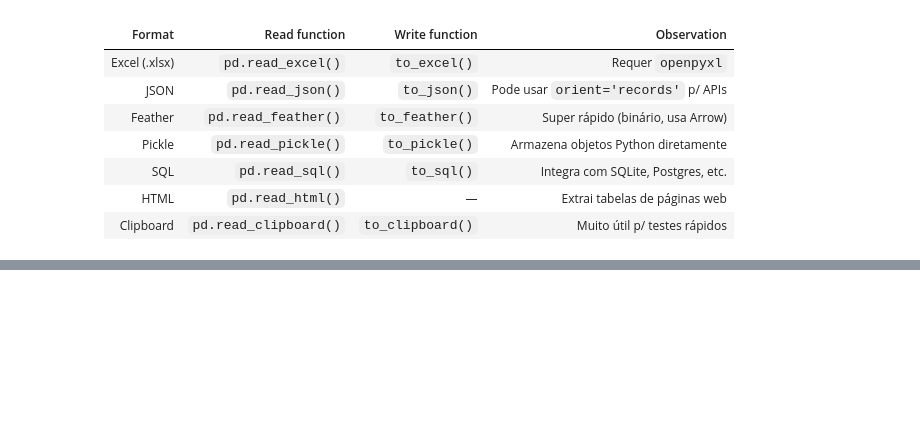
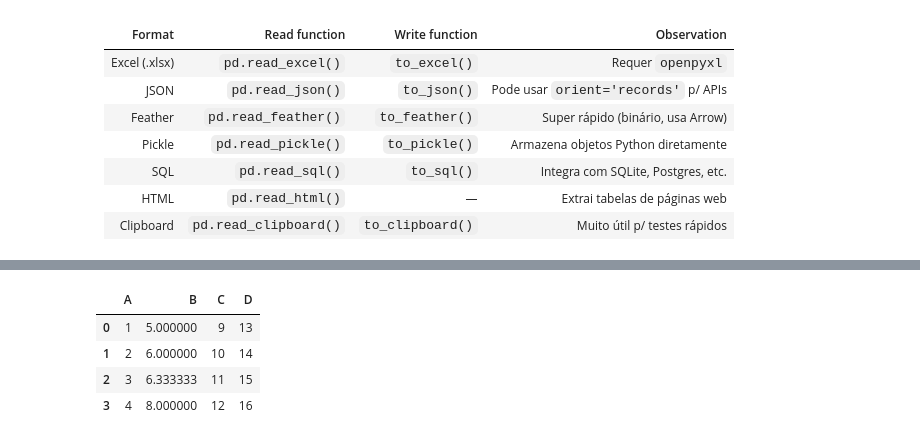
Before and after one commit to lucasmsouza24/ia-indexing-labs, a Jupyter notebook: notebooks/01_pandas_basics.ipynb, the cells around one changed output, grey strips where cells are left out. Cells and saved outputs as stored; diff of their text form; code cells hidden in the pictures; blank space fills up the shorter version.

```diff
--- a/notebooks/01_pandas_basics.ipynb
+++ b/notebooks/01_pandas_basics.ipynb
@@ -61,0 +172,10 @@ Writing data on `../data/processed/steamcharts.csv`.
+# %%
+df_fillna_mean = df.copy()
+df_fillna_mean['B'] = df['B'].fillna(df['B'].mean())
+df_fillna_mean
+# %% [output]
+|  | A | B | C | D |
+| 0 | 1 | 5.000000 | 9 | 13 |
+| 1 | 2 | 6.000000 | 10 | 14 |
+| 2 | 3 | 6.333333 | 11 | 15 |
+| 3 | 4 | 8.000000 | 12 | 16 |
```
Also changed, not shown: parts of 23 cells of this notebook.
